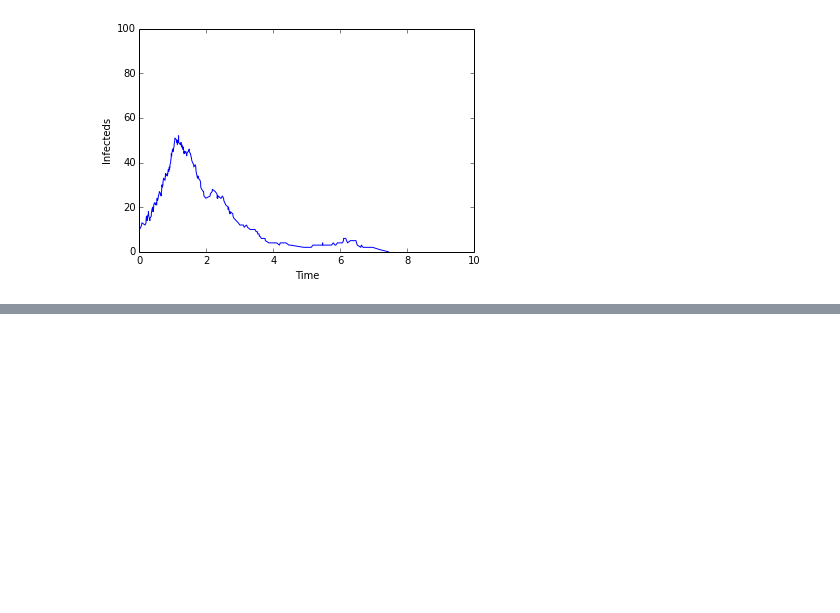
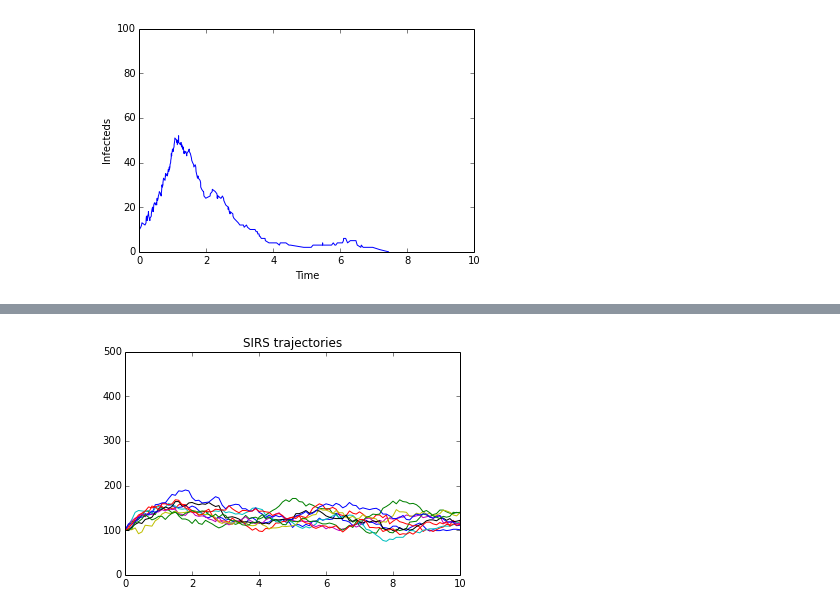
Before and after one commit to dtcitron/sirs_gsp, a Jupyter notebook: sirs_gsp_demo.ipynb, the cells around one changed output, grey strips where cells are left out. Cells and saved outputs as stored; diff of their text form; code cells hidden in the pictures; blank space fills up the shorter version.

```diff
--- a/sirs_gsp_demo.ipynb
+++ b/sirs_gsp_demo.ipynb
@@ -39,0 +68,13 @@ xlim(0,10);
+# %%
+# SIRS trajectories
+t, X, Y = sirs_group(n = 500, r0 = 2, g = 1, rho = 1, ii = 100, tmax = 10, seed = 0, nruns = 10)
+tg, Xg, Yg = gsp_trajectory_grid(t, X, Y)
+# %%
+figure()
+for i in range(len(tg)):
+    plt.plot(tg[i], Yg[i])
+title("SIRS trajectories")
+xlim(0, 10)
+ylim(0, 500);
+# %% [output]
+[figure, added]
```
Also changed, not shown: parts of 5 cells of this notebook, 2 other files.
